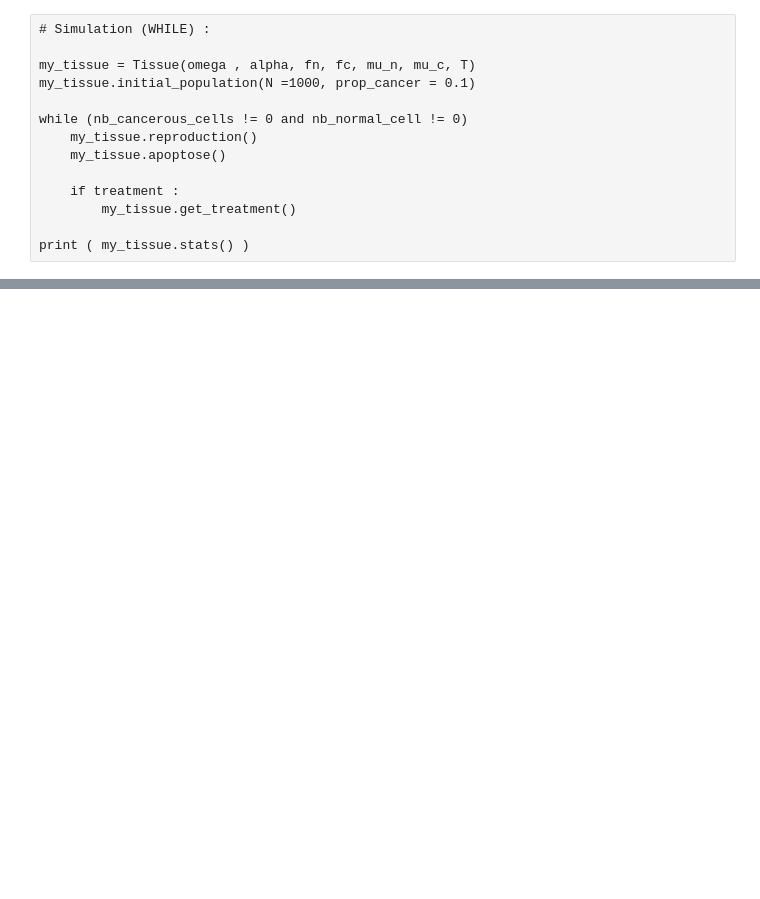
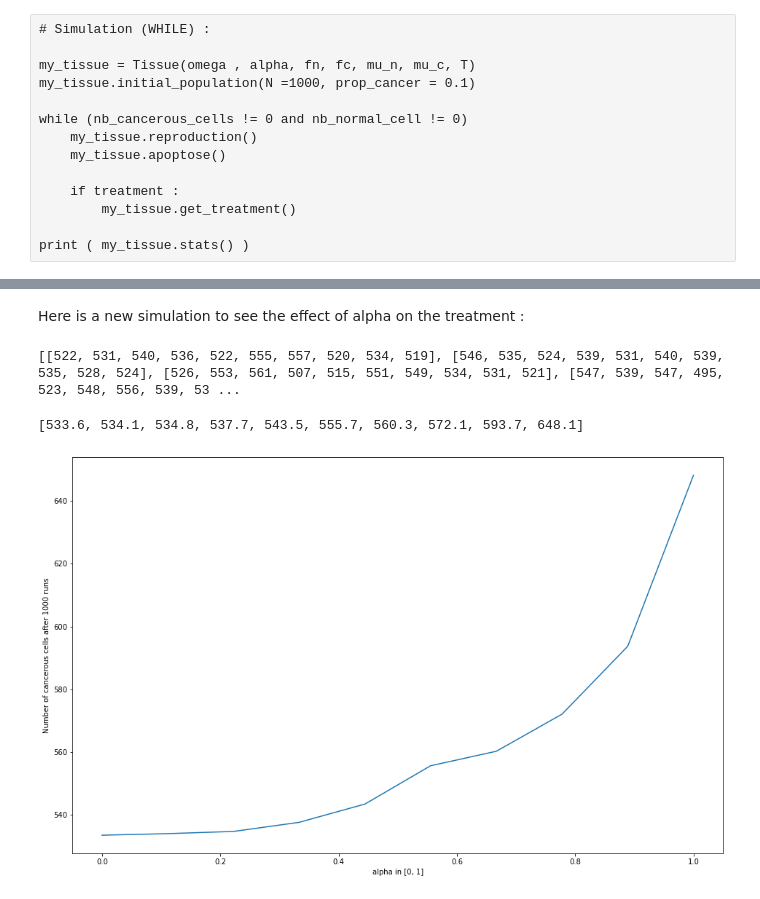
Before and after one commit to neonicoo/TPs-Stochastic-Processes, a Jupyter notebook: Moran-Project.ipynb, the cells around one changed output, grey strips where cells are left out. Cells and saved outputs as stored; diff of their text form; code cells hidden in the pictures; blank space fills up the shorter version.

Commit message:
Ajout d'un plot pour les différents alpha + commentaires et correctifs mineures

```diff
--- a/Moran-Project.ipynb
+++ b/Moran-Project.ipynb
@@ -44,6 +44,7 @@ class Tissue ( object ) :
         self.mutation_rate_n = mutation_rate_n
         self.mutation_rate_c = mutation_rate_c
         self.generation_time = generation_time
+        self.treatment_duration = 0
         self.omega = omega
         self.alpha = alpha
         self.pop = []
@@ -92,7 +93,7 @@ class Tissue ( object ) :
         return (nb_cells, nb_normal_cells, nb_cancer_cells, detection)
 
     def get_treatment(self):
-        if self.stats()[3]:
+        if (self.stats()[3] == True ): #if the cancer has been detected
             for cell in self.pop:
                 if (cell.state == "CANCEROUS") and (cell.treatment_duration < self.generation_time):
                     cell.treatment(self.alpha)
@@ -116,7 +117,7 @@ class Tissue ( object ) :
 
         self.pop.append(new_cell)
 
-    def apoptose(self):
+    def get_apoptose(self):
         cell = random.choice(self.pop)
         self.pop.remove(cell)
         cell.apoptose()
@@ -144,19 +148,19 @@ def simulation (nb_runs, omega, alpha, fn, fc, mu_n, mu_c, T, treatment = True):
 
     return (my_tissue.stats())
 # %%
-N = 1000 #number of runs for the simulation with the for - loop
+N = 10000 #number of runs for the simulation with the for - loop
 
 mu_n = 0.001 #mutation rate for normal cells
-mu_c = 0.005 #mutation rate for cancerous cells
+mu_c = 0.010 #mutation rate for cancerous cells
 
 fn = 1 #fitness for normal cells
-fc = 0.5 #fitness for cancerous cells
+fc = 0.85 #fitness for cancerous cells
 
 # Detection of the cancer :
 
 omega = 0.25 #cutoff for the cancer-detection
-alpha = 1/3 #treatment constant that reduces fitness for cancerous cells
-T = 20 #number of generations the treatment is still efficient
+alpha = 1/8 #treatment constant that reduces fitness for cancerous cells
+T = 50 #number of generations the treatment is still efficient
 # %%
 #Without treatment :
 
@@ -205,0 +210,38 @@ shannon_diversity (1000, simulation2[2]) #with treatment
+# %% [markdown]
+Here is a new simulation to see the effect of alpha on the treatment :
+# %%
+simulations = [ ]
+#We have 10 simulations for 10 alphas different (complexity of 100)
+#Each simulation make 1000 inner runs ( or iterations )
+
+alpha2 = np.linspace(0, 1,10)
+for a in alpha2:
+    run = []
+    for i in range(10):
+        run.append (simulation (1000, omega, a, fn, fc, mu_n, mu_c, T, treatment=True, verbose = False)[2]) #just the cancerous cells
+    simulations.append(run)
+# %%
+print(simulations)
+# %% [output]
+[[522, 531, 540, 536, 522, 555, 557, 520, 534, 519], [546, 535, 524, 539, 531, 540, 539, 535, 528, 524], [526, 553, 561, 507, 515, 551, 549, 534, 531, 521], [547, 539, 547, 495, 523, 548, 556, 539, 53 ...
+# %%
+#Compute the means of cancerous cells for each alpha :
+
+concat_simu = []
+for lst in range(len(simulations)):
+    sum_ = 0
+    for i in simulations[lst]:
+        sum_ += i
+    concat_simu.append(sum_/10)
+# %%
+concat_simu
+# %% [output]
+[533.6, 534.1, 534.8, 537.7, 543.5, 555.7, 560.3, 572.1, 593.7, 648.1]
+# %%
+plt.figure(figsize=(16, 10))
+plt.plot(alpha2, concat_simu)
+plt.xlabel("alpha in [0, 1]")
+plt.ylabel("Number of cancerous cells after 1000 runs")
+plt.show()
+# %% [output]
+[figure, added]
```
Also changed, not shown: parts of 6 cells of this notebook.
